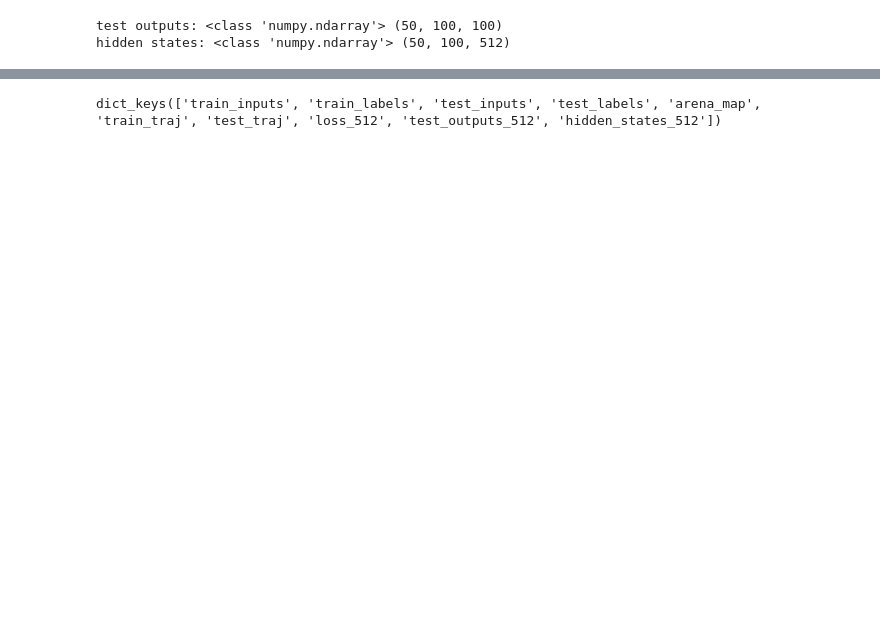
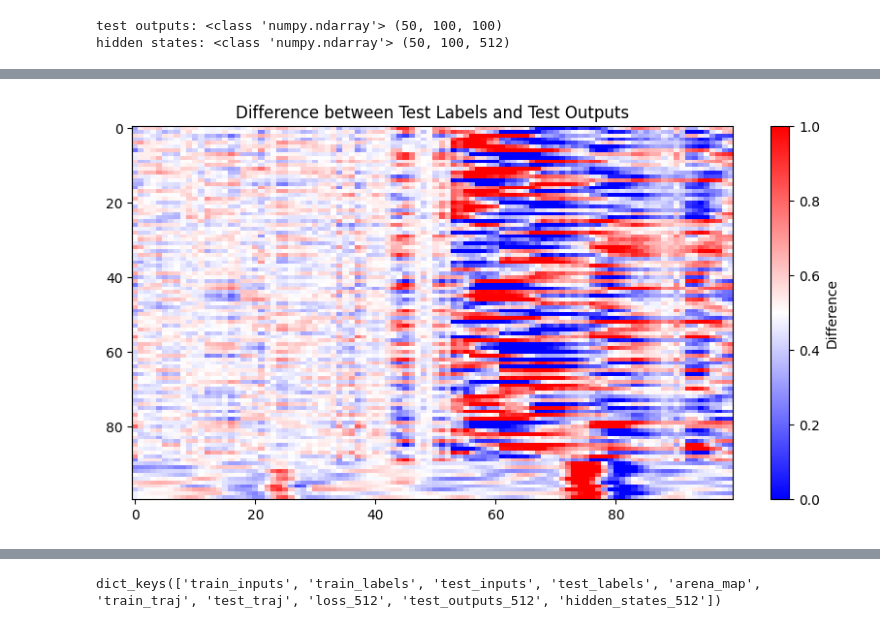
Before and after one commit to qrsyu/STCell, a Jupyter notebook: code/time_cell.ipynb, the cells around one changed output, grey strips where cells are left out. Cells and saved outputs as stored; diff of their text form; code cells hidden in the pictures; blank space fills up the shorter version.

```diff
--- a/code/time_cell.ipynb
+++ b/code/time_cell.ipynb
@@ -220,3 +213,14 @@ plt.show()
+# %%
+# Plot the difference between the test labels and the test outputs
+fig, ax = plt.subplots(figsize=(10,5))
+ax.imshow(test_labels[0].T - test_outputs[0].T, aspect='auto', cmap='bwr', vmin=-1, vmax=1)
+ax.set_title('Difference between Test Labels and Test Outputs')
+# Plot colorbar
+cbar = plt.colorbar(mappable=plt.cm.ScalarMappable(cmap='bwr'), ax=ax)
+cbar.set_label('Difference')
+plt.show()
+# %% [output]
+[figure, added]
 # %%
 # Averge accross the batch
 avg_hs = np.mean(hidden_states, axis=0)
```
Also changed, not shown: parts of 9 cells of this notebook, 12 other files.
